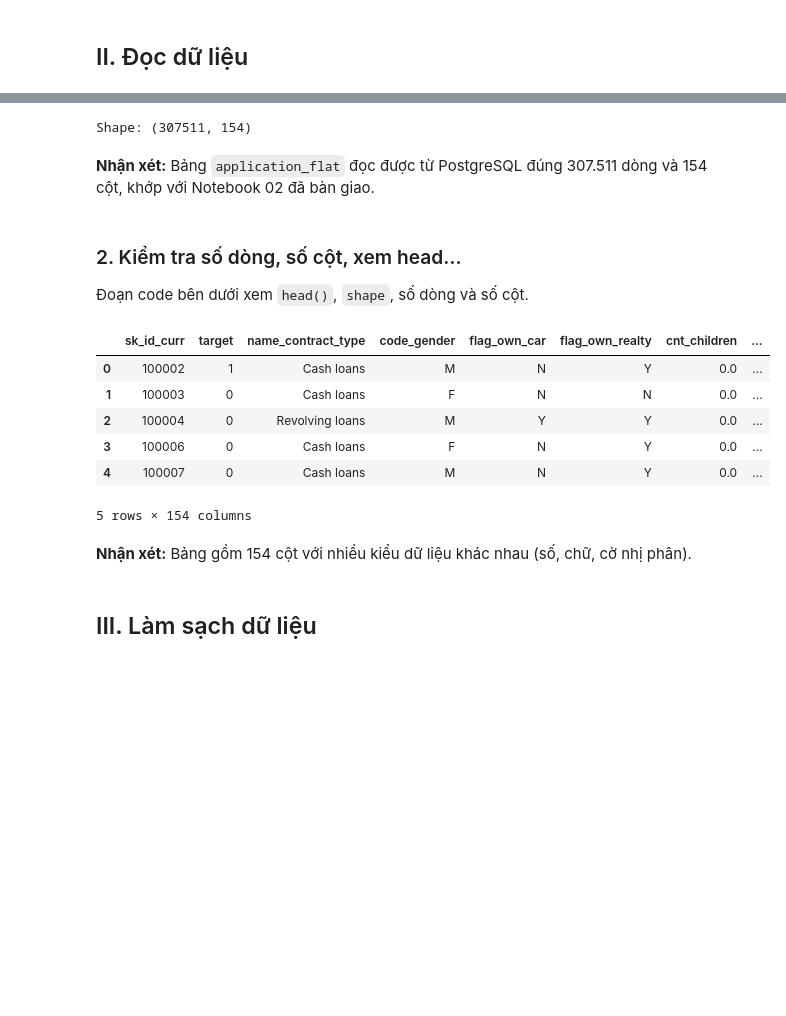
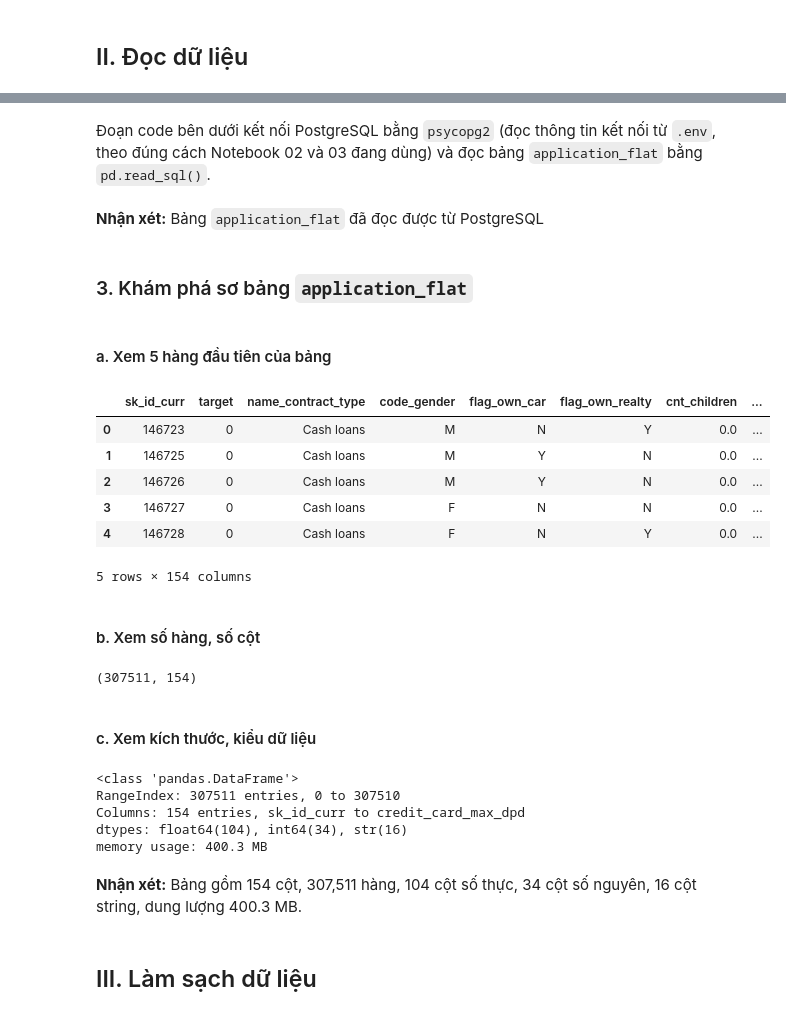
Before and after one commit to thanhhung9720001-collab/credit-risk-classifier, a Jupyter notebook: notebooks/03_data_cleaning.ipynb, the cells around one changed output, grey strips where cells are left out. Cells and saved outputs as stored; diff of their text form; code cells hidden in the pictures; blank space fills up the shorter version.

Commit message:
docs: cap nhat noi dung notebook 03

```diff
--- a/notebooks/03_data_cleaning.ipynb
+++ b/notebooks/03_data_cleaning.ipynb
@@ -43,20 +59,7 @@ PostgreSQL → Read SQL → Đánh giá dữ liệu → Missing Values → Dupli
+# %% [markdown]
+Đoạn code bên dưới kết nối PostgreSQL bằng `psycopg2` (đọc thông tin kết nối từ `.env`, theo đúng cách Notebook 02 và 03 đang dùng) và đọc bảng `application_flat` bằng `pd.read_sql()`.
 # %%
-from pathlib import Path
-import os
-import warnings
-
-import pandas as pd
-import psycopg2
-from dotenv import load_dotenv
-from IPython.display import display
-
-# Neu chay notebook tu thu muc notebooks/, quay ve thu muc goc du an.
-PROJECT_ROOT = Path.cwd()
-if PROJECT_ROOT.name == "notebooks":
-    PROJECT_ROOT = PROJECT_ROOT.parent
-
-# Thong tin ket noi doc tu .env o thu muc goc, file nay khong duoc commit len GitHub.
-load_dotenv(PROJECT_ROOT / ".env")
+load_dotenv(".env")
 
 conn = psycopg2.connect(
     host=os.getenv("DB_HOST", "localhost"),
@@ -66,32 +69,41 @@ conn = psycopg2.connect(
     password=os.getenv("DB_PASSWORD"),
 )
 
-# pandas goi y dung SQLAlchemy khi doc bang psycopg2, day chi la canh bao,
-# nhom chu y dung psycopg2 truc tiep (xem requirements.txt) nen tat rieng canh bao nay.
-warnings.filterwarnings("ignore", message="pandas only supports SQLAlchemy")
-
 df = pd.read_sql("SELECT * FROM application_flat", conn)
-print("Shape:", df.shape)
-# %% [output]
-Shape: (307511, 154)
 # %% [markdown]
-**Nhận xét:** Bảng `application_flat` đọc được từ PostgreSQL đúng 307.511 dòng và 154 cột, khớp với Notebook 02 đã bàn giao.
+**Nhận xét:** Bảng `application_flat` đã đọc được từ PostgreSQL
 # %% [markdown]
-### 2. Kiểm tra số dòng, số cột, xem head…
-
-Đoạn code bên dưới xem `head()`, `shape`, số dòng và số cột.
+### 3. Khám phá sơ bảng `application_flat`
+# %% [markdown]
+#### a. Xem 5 hàng đầu tiên của bảng
 # %%
-display(df.head())
+df.head()
 # %% [output]
 |  | sk_id_curr | target | name_contract_type | code_gender | flag_own_car | flag_own_realty | cnt_children | ... |
-| 0 | 100002 | 1 | Cash loans | M | N | Y | 0.0 | ... |
-| 1 | 100003 | 0 | Cash loans | F | N | N | 0.0 | ... |
-| 2 | 100004 | 0 | Revolving loans | M | Y | Y | 0.0 | ... |
-| 3 | 100006 | 0 | Cash loans | F | N | Y | 0.0 | ... |
-| 4 | 100007 | 0 | Cash loans | M | N | Y | 0.0 | ... |
+| 0 | 146723 | 0 | Cash loans | M | N | Y | 0.0 | ... |
+| 1 | 146725 | 0 | Cash loans | M | Y | N | 0.0 | ... |
+| 2 | 146726 | 0 | Cash loans | M | Y | N | 0.0 | ... |
+| 3 | 146727 | 0 | Cash loans | F | N | N | 0.0 | ... |
+| 4 | 146728 | 0 | Cash loans | F | N | Y | 0.0 | ... |
 5 rows × 154 columns
+# %% [markdown]
+#### b. Xem số hàng, số cột
+# %%
+df.shape
+# %% [output]
+(307511, 154)
+# %% [markdown]
+#### c. Xem kích thước, kiểu dữ liệu
+# %%
+df.info()
+# %% [output]
+<class 'pandas.DataFrame'>
+RangeIndex: 307511 entries, 0 to 307510
+Columns: 154 entries, sk_id_curr to credit_card_max_dpd
+dtypes: float64(104), int64(34), str(16)
+memory usage: 400.3 MB
 # %% [markdown]
-**Nhận xét:** Bảng gồm 154 cột với nhiều kiểu dữ liệu khác nhau (số, chữ, cờ nhị phân).
+**Nhận xét:** Bảng gồm 154 cột, 307,511 hàng, 104 cột số thực, 34 cột số nguyên, 16 cột string, dung lượng 400.3 MB.
 # %% [markdown]
 ## III. Làm sạch dữ liệu
 # %% [markdown]
```
Also changed, not shown: parts of 125 cells of this notebook, 1 other file.
